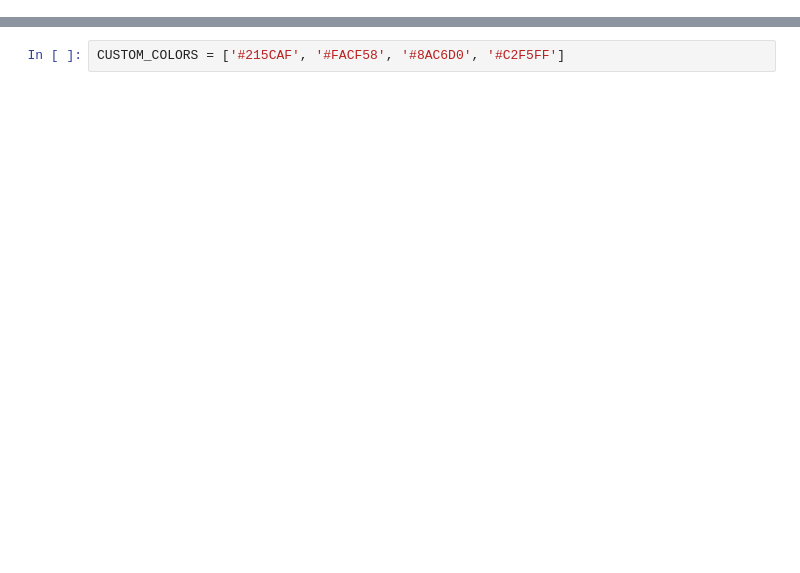
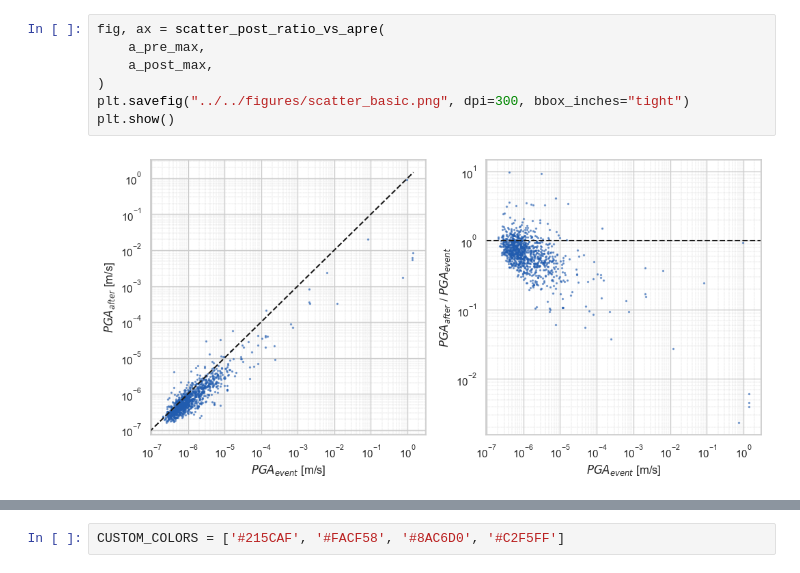
Before and after one commit to Ner-Ber/GroundMotion_QH, a Jupyter notebook: scripts/Leila/plots_from_max_amplitudes.ipynb, the cells around one changed output, grey strips where cells are left out. Drawn from its saved outputs; the diff is of its cells as text; blank space fills up the shorter version.

```diff
--- a/scripts/Leila/plots_from_max_amplitudes.ipynb
+++ b/scripts/Leila/plots_from_max_amplitudes.ipynb
@@ -18,3 +28,12 @@ a_pre_max = np.load("../../results/hero_run/a_max_minus.npy")
+# %%
+fig, ax = scatter_post_ratio_vs_apre(
+    a_pre_max,
+    a_post_max,
+)
+plt.savefig("../../figures/scatter_basic.png", dpi=300, bbox_inches="tight")
+plt.show()
+# %% [output]
+[figure, added]
 # %%
 fig, ax = scatter_pre_vs_post(
     a_pre_max,
```
Also changed, not shown: parts of 9 cells of this notebook, 1 other file.
